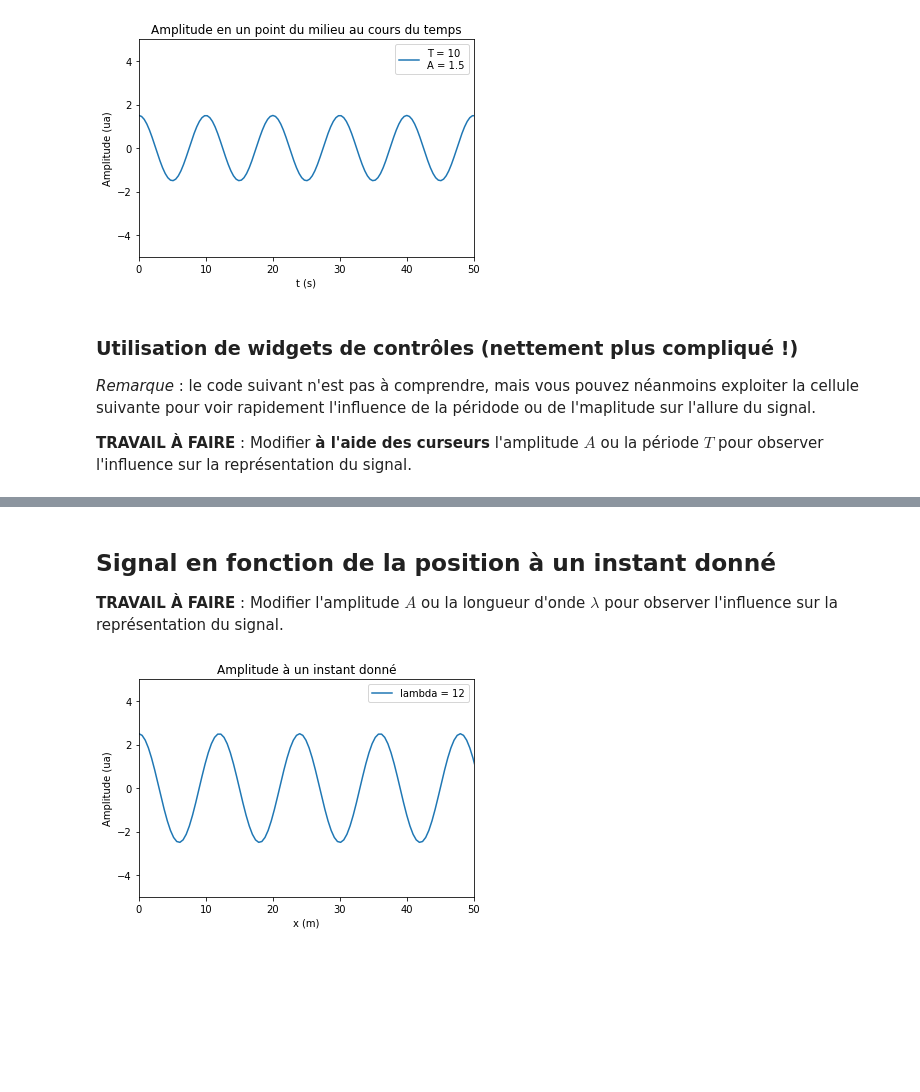
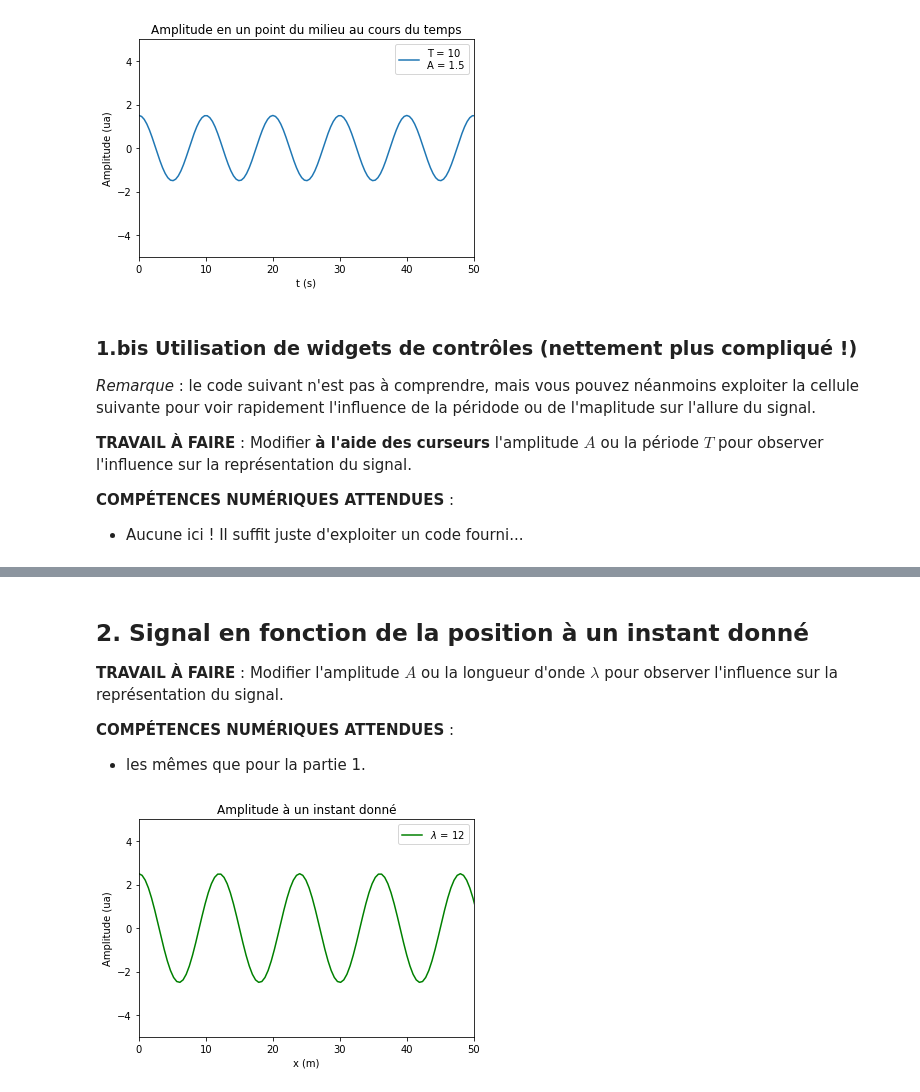
Before and after one commit to profjahier/1ere-spe-PC, a Jupyter notebook: P4-1-signal-periodique.ipynb, the cells around one changed output, grey strips where cells are left out. Drawn from its saved outputs; the diff is of its cells as text; code cells hidden in the pictures; blank space fills up the shorter version.

```diff
--- a/P4-1-signal-periodique.ipynb
+++ b/P4-1-signal-periodique.ipynb
@@ -45,10 +52,15 @@ plt.show()
 # %% [output]
 [figure]
 # %% [markdown]
-### Utilisation de widgets de contrôles (nettement plus compliqué !)
+### 1.bis Utilisation de widgets de contrôles (nettement plus compliqué !)
 *Remarque* : le code suivant n'est pas à comprendre, mais vous pouvez néanmoins exploiter la cellule suivante pour voir rapidement l'influence de la péridode ou de l'maplitude sur l'allure du signal.
 
 **TRAVAIL À FAIRE** : Modifier **à l'aide des curseurs** l'amplitude $A$ ou la période $T$ pour observer l'influence sur la représentation du signal.
+
+
+
+**COMPÉTENCES NUMÉRIQUES ATTENDUES** :
+- Aucune ici ! Il suffit juste d'exploiter un code fourni...
 # %%
 # librairie complémentaire pour les widgets
 import matplotlib.widgets as mpw
@@ -104,30 +116,35 @@ plt.show()
 [interactive output not drawn]
 [interactive output not drawn]
 # %% [markdown]
-## Signal en fonction de la position à un instant donné
+## 2. Signal en fonction de la position à un instant donné
 
 **TRAVAIL À FAIRE** : Modifier l'amplitude $A$ ou la longueur d'onde $\lambda$ pour observer l'influence sur la représentation du signal.
+
+
+
+**COMPÉTENCES NUMÉRIQUES ATTENDUES** :
+- les mêmes que pour la partie 1.
 # %%
 %matplotlib inline
 A = 2.5      # amplitude en unité arbitraire (ua)
 lambda_ = 12 # longueur d'onde en m
 
 # création des positions
 x = np.linspace(0, 10*lambda_, 256) # 256 positions réparties de x=0 à x=10 lambda
 
 # calcul de l'amplitude
 y = A*np.cos(2*Pi*x/lambda_)
 
 # bornes des axes du graphiques (il faut fixer les bornes pour voir l'influence d'un changement de A ou lambda)
 plt.xlim(0, 50)
 plt.ylim(-5, 5)
 
 # graphique
-plt.plot(x, y, label=f'lambda = {lambda_}')
+plt.plot(x, y, color='green', label=f'$\lambda$ = {lambda_}')
 plt.legend()
 plt.ylabel('Amplitude (ua)')
 plt.xlabel('x (m)')
 plt.title('Amplitude à un instant donné')
 plt.show()
 # %% [output]
-[figure, old version]
+[figure, new version]
```
Also changed, not shown: parts of 1 cell of this notebook.
